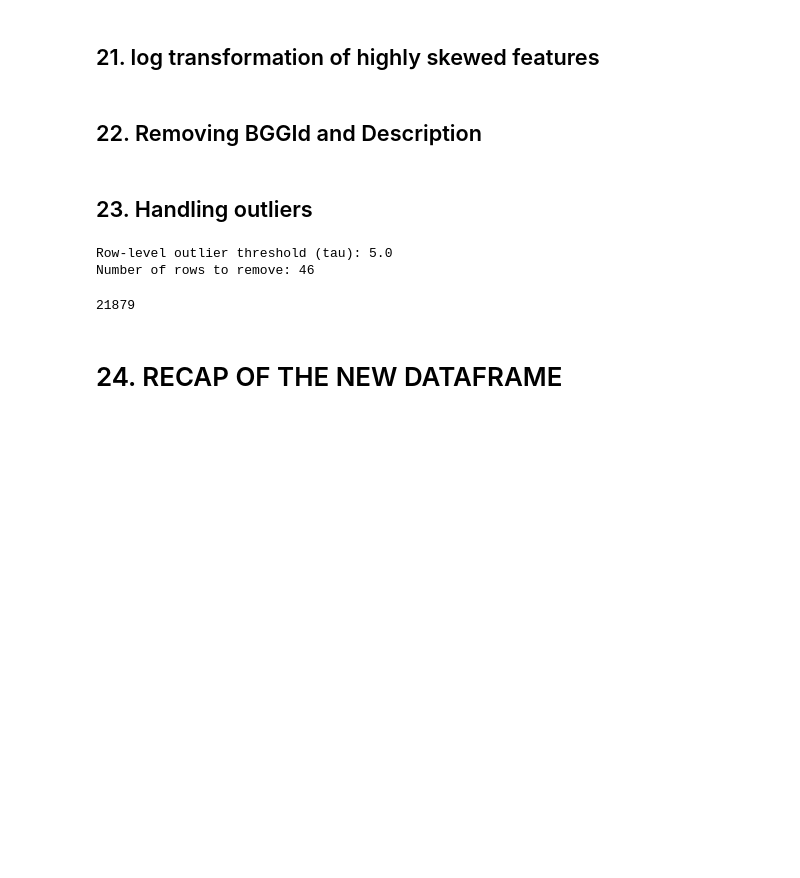
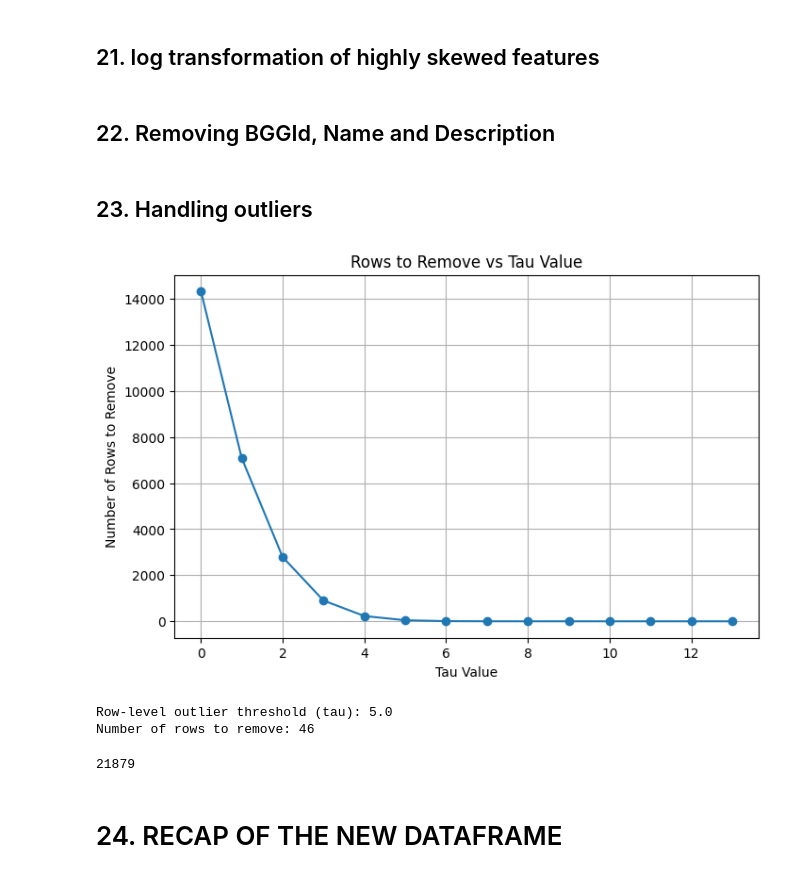
Before and after one commit to leopasq24/DataMining, a Jupyter notebook: data_preparation.ipynb, the cells around one changed output. Cells and saved outputs as stored; diff of their text form; code cells hidden in the pictures; blank space fills up the shorter version.

```diff
--- a/data_preparation.ipynb
+++ b/data_preparation.ipynb
@@ -336,7 +336,7 @@ log_cols = [
 ]
 df_to_be_modified[log_cols] = df_to_be_modified[log_cols].apply(lambda x: np.log1p(x))
 # %% [markdown]
-## 22. Removing BGGId and Description
+## 22. Removing BGGId, Name and Description
 # %%
 #removing BGGId column as it is just an identifier
 df_to_be_modified = df_to_be_modified.drop(labels = "BGGId", axis = 1)
@@ -352,33 +352,46 @@ num_cols = df_to_be_modified.select_dtypes(include=["int64", "float64"]).columns
 # 2. Compute IQR-based outlier flags for each numerical variable
 outlier_flags = pd.DataFrame(index=df_to_be_modified.index)
 
 for col in num_cols:
     q1 = df_to_be_modified[col].quantile(0.25)
     q3 = df_to_be_modified[col].quantile(0.75)
     iqr = q3 - q1
     lower_bound = q1 + 1.5 * (-iqr)
     upper_bound = q3 + 1.5 * iqr
 
     # Flag as 1 if outlier, 0 otherwise
     outlier_flags[col] = (
         (df_to_be_modified[col] < lower_bound) | (df_to_be_modified[col] > upper_bound)
     ).astype(int)
 
 # 3. Compute Ri = number of outliers per row
 Ri = outlier_flags.sum(axis=1)
 
+# plot the number of rows to remove vs different tau values
+tau_values = np.arange(0, outlier_flags.shape[1]+1)
+rows_to_drop_counts = [ (Ri > tau).sum() for tau in tau_values]
+
+plt.figure(figsize=(8,5))
+plt.plot(tau_values, rows_to_drop_counts, marker='o')
+plt.xlabel('Tau Value')
+plt.ylabel('Number of Rows to Remove')
+plt.title('Rows to Remove vs Tau Value')
+plt.grid(True)
+plt.show()
+
 # 4. Compute 99.5th percentile threshold
 tau = np.quantile(Ri, 0.995)
 print(f"Row-level outlier threshold (tau): {tau}")
 
 rows_to_drop = Ri[Ri > tau].index
 print(f"Number of rows to remove: {len(rows_to_drop)}")
 
 # remove rows identified as outliers from the dataframe
 df_to_be_modified = df_to_be_modified.drop(index=rows_to_drop).reset_index(drop=True)
 
 len(df_to_be_modified)
 # %% [output]
+[figure, added]
 Row-level outlier threshold (tau): 5.0
 Number of rows to remove: 46
 21879
```
